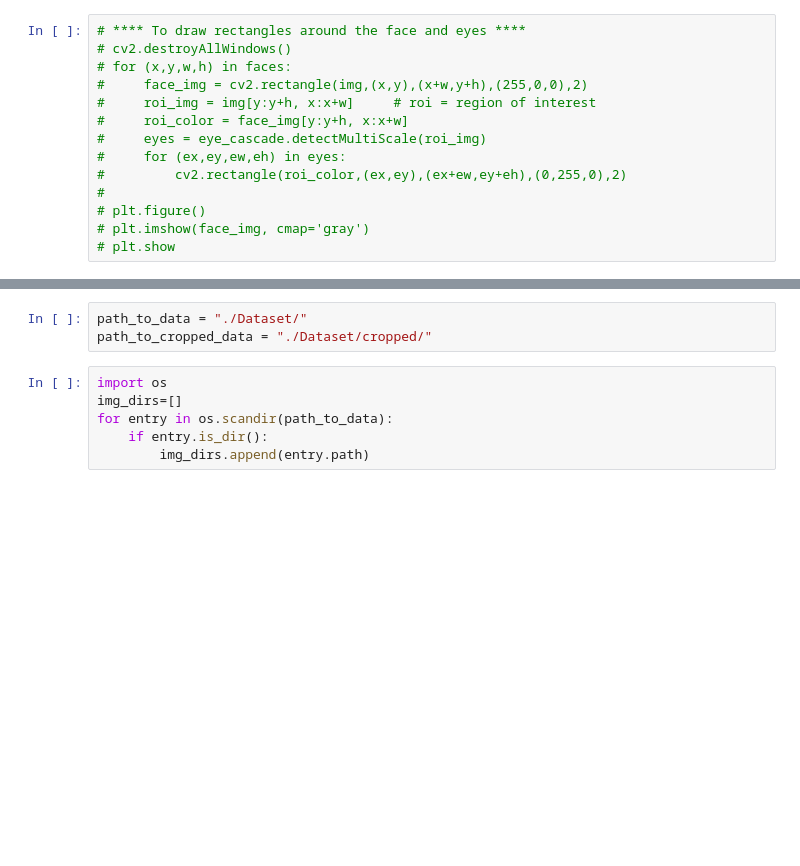
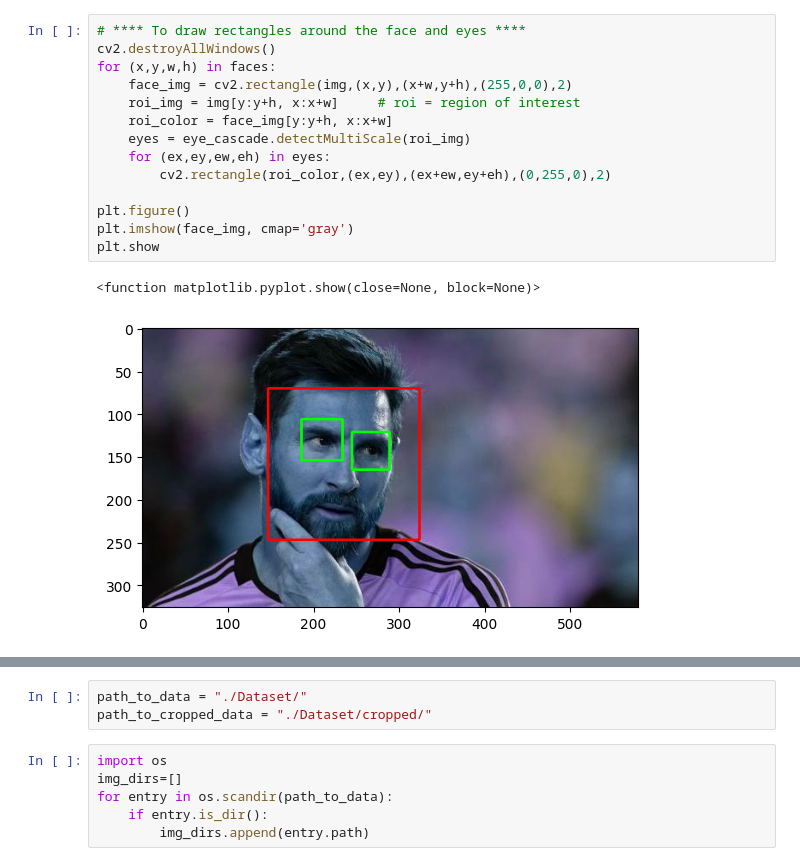
Before and after one commit to ishu1998ki/celebrity_classification, a Jupyter notebook: sportCeleb.ipynb, the cells around one changed output, grey strips where cells are left out. Saved outputs shown, nothing was run; the diff lists cells and outputs as text; blank space fills up the shorter version.

```diff
--- a/sportCeleb.ipynb
+++ b/sportCeleb.ipynb
@@ -36,16 +47,19 @@ eye_cascade = cv2.CascadeClassifier('./opencv/haarcascade_eye.xml')
 # %%
 # **** To draw rectangles around the face and eyes ****
-# cv2.destroyAllWindows()
-# for (x,y,w,h) in faces:
-#     face_img = cv2.rectangle(img,(x,y),(x+w,y+h),(255,0,0),2)
-#     roi_img = img[y:y+h, x:x+w]     # roi = region of interest
-#     roi_color = face_img[y:y+h, x:x+w]
-#     eyes = eye_cascade.detectMultiScale(roi_img)
-#     for (ex,ey,ew,eh) in eyes:
-#         cv2.rectangle(roi_color,(ex,ey),(ex+ew,ey+eh),(0,255,0),2)
-#
-# plt.figure()
-# plt.imshow(face_img, cmap='gray')
-# plt.show
+cv2.destroyAllWindows()
+for (x,y,w,h) in faces:
+    face_img = cv2.rectangle(img,(x,y),(x+w,y+h),(255,0,0),2)
+    roi_img = img[y:y+h, x:x+w]     # roi = region of interest
+    roi_color = face_img[y:y+h, x:x+w]
+    eyes = eye_cascade.detectMultiScale(roi_img)
+    for (ex,ey,ew,eh) in eyes:
+        cv2.rectangle(roi_color,(ex,ey),(ex+ew,ey+eh),(0,255,0),2)
+
+plt.figure()
+plt.imshow(face_img, cmap='gray')
+plt.show
+# %% [output]
+<function matplotlib.pyplot.show(close=None, block=None)>
+[figure, added]
 # %%
 # **** to get only the crop image ****
```
Also changed, not shown: parts of 41 cells of this notebook, 44 other files.
